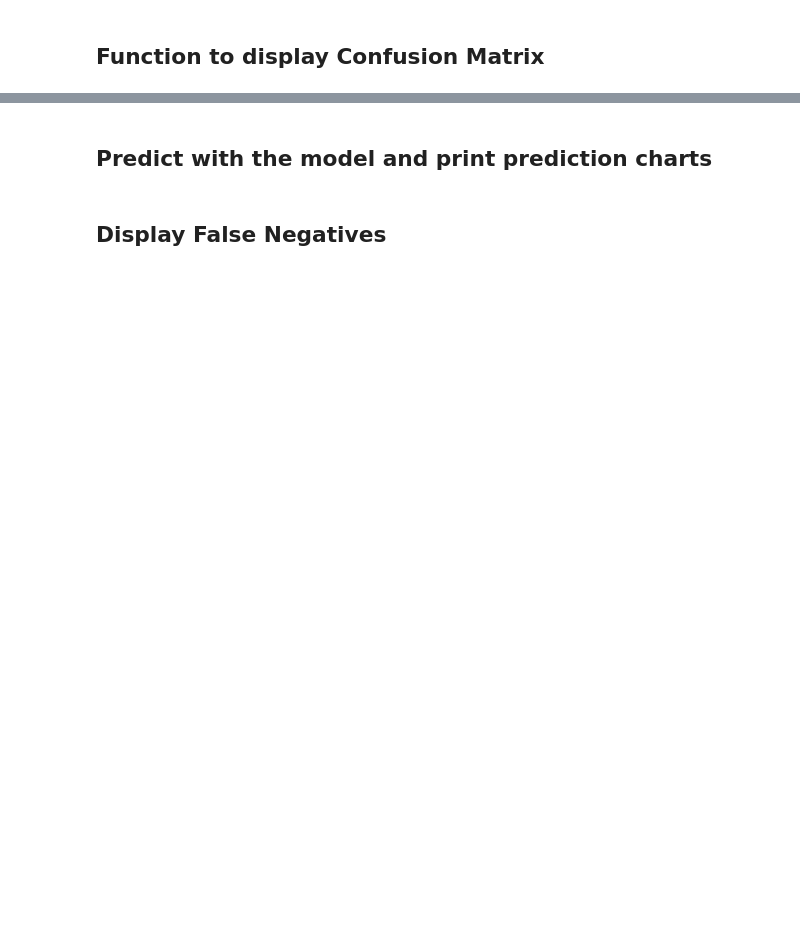
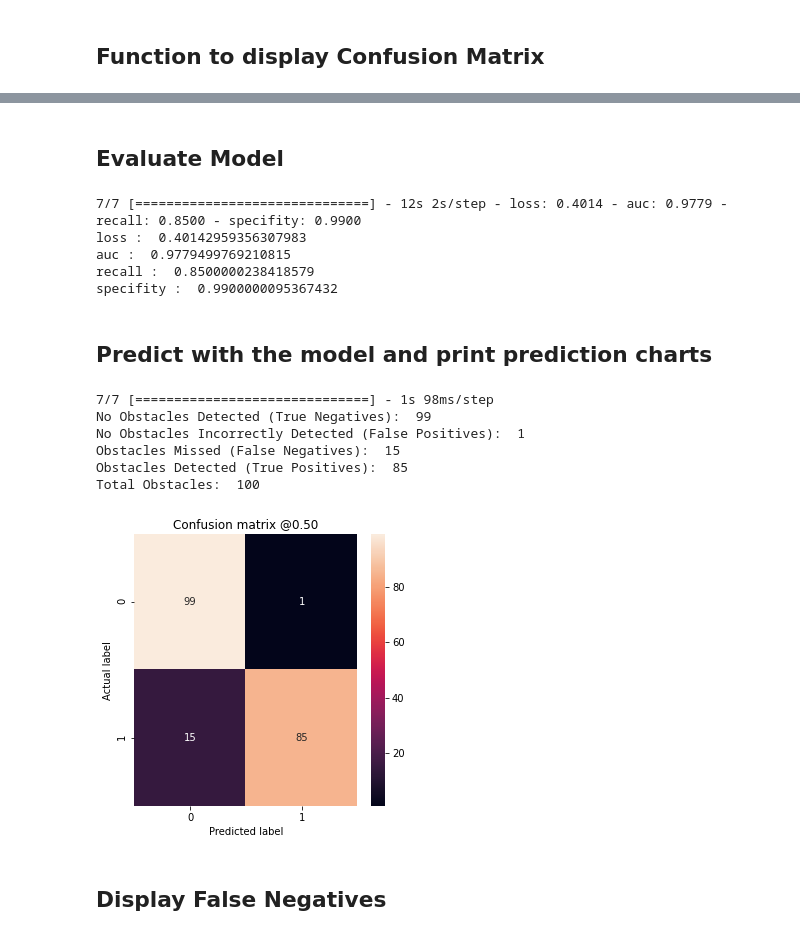
Before and after one commit to dnrevital/DL_utils, a Jupyter notebook: model_evaluation.ipynb, the cells around one changed output, grey strips where cells are left out. Drawn from its saved outputs; the diff is of its cells as text; code cells hidden in the pictures; blank space fills up the shorter version.

```diff
--- a/model_evaluation.ipynb
+++ b/model_evaluation.ipynb
@@ -124,3 +178,20 @@ def get_dataset_image_names(dataset, num_images=None):
+# %%
+class LocalDatasetHandler(DatasetHandler):
+
+    def _get_random_dataset_image_names(self, dataset):
+        pass
+
+    def _get_all_dataset_image_names(self, dataset):
+        pass
+
+    def image_generator(self):
+        pass
+
+    def _get_image(self, imname):
+        pass
+
+    def _preprocess_image(im):
+        pass
 # %% [markdown]
 ## Function to display Confusion Matrix
 # %%
@@ -152,0 +213,16 @@ num_images = num_obstacles + num_no_obstacles
+# %%
+# Set these variables per actual environment
+model_path = '/home/drevital/cs_video_processor/models/suzuyo'
+cloud_dataset = True
+obstacle_dataset = 'suzuyo/eval_pairs/obstacle'
+no_obstacle_dataset = 'suzuyo/eval_pairs/no_obstacle'
+rand_images = True
+num_rand_images = 100
+
+#
+model = tf.keras.models.load_model(model_path)
+dataset_handlers = [LocalDatasetHandler, CloudDatasetHandler]
+handler = dataset_handlers[cloud_dataset](obstacle_dataset,
+                                         no_obstacle_dataset,
+                                         rand_images=rand_images,
+                                         num_rand_images=num_rand_images)
@@ -153,30 +247,37 @@ num_images = num_obstacles + num_no_obstacles
+# %% [markdown]
+## Evaluate Model
 # %%
-metrics = model.evaluate_generator(s3_image_generator(obstacle_image_names,
-                                                      no_obstacle_image_names,
-                                                      num_obstacle_images,
-                                                      num_no_obstacle_images,
-                                                      batch_size,
-                                                      eval=True),
-                                   verbose=1)
+#image_generator = handler.get_image_generator()
+metrics = model.evaluate_generator(handler.image_generator(), verbose=1)
 
 for name, value in zip(model.metrics_names, metrics):
   print(name, ': ', value)
 print()
+# %% [output]
+7/7 [==============================] - 12s 2s/step - loss: 0.4014 - auc: 0.9779 - recall: 0.8500 - specifity: 0.9900
+loss :  0.40142959356307983
+auc :  0.9779499769210815
+recall :  0.8500000238418579
+specifity :  0.9900000095367432
 # %% [markdown]
 ## Predict with the model and print prediction charts
 # %%
-labels = np.array([1]*(num_obstacle_images) + [0]*(num_no_obstacle_images))
-num_prediction_batches = math.ceil(num_images/batch_size)
+labels = np.array([1]*(handler.num_obstacles) + [0]*(handler.num_no_obstacles))
+num_prediction_batches = math.ceil(handler.num_images/handler.batch_size)
 
-predictions = model.predict_generator(s3_image_generator(obstacle_image_names,
-                                                         no_obstacle_image_names,
-                                                         num_obstacle_images,
-                                                         num_no_obstacle_images,
-                                                         batch_size),
+predictions = model.predict_generator(handler.image_generator(),
                                       num_prediction_batches,
                                       verbose=1)
 
 plot_cm(labels, predictions) # Default: threshold = 0.5
+# %% [output]
+7/7 [==============================] - 1s 98ms/step
+No Obstacles Detected (True Negatives):  99
+No Obstacles Incorrectly Detected (False Positives):  1
+Obstacles Missed (False Negatives):  15
+Obstacles Detected (True Positives):  85
+Total Obstacles:  100
+[figure, added]
 # %% [markdown]
 ## Display False Negatives
 # %%
```
Also changed, not shown: parts of 25 cells of this notebook.
